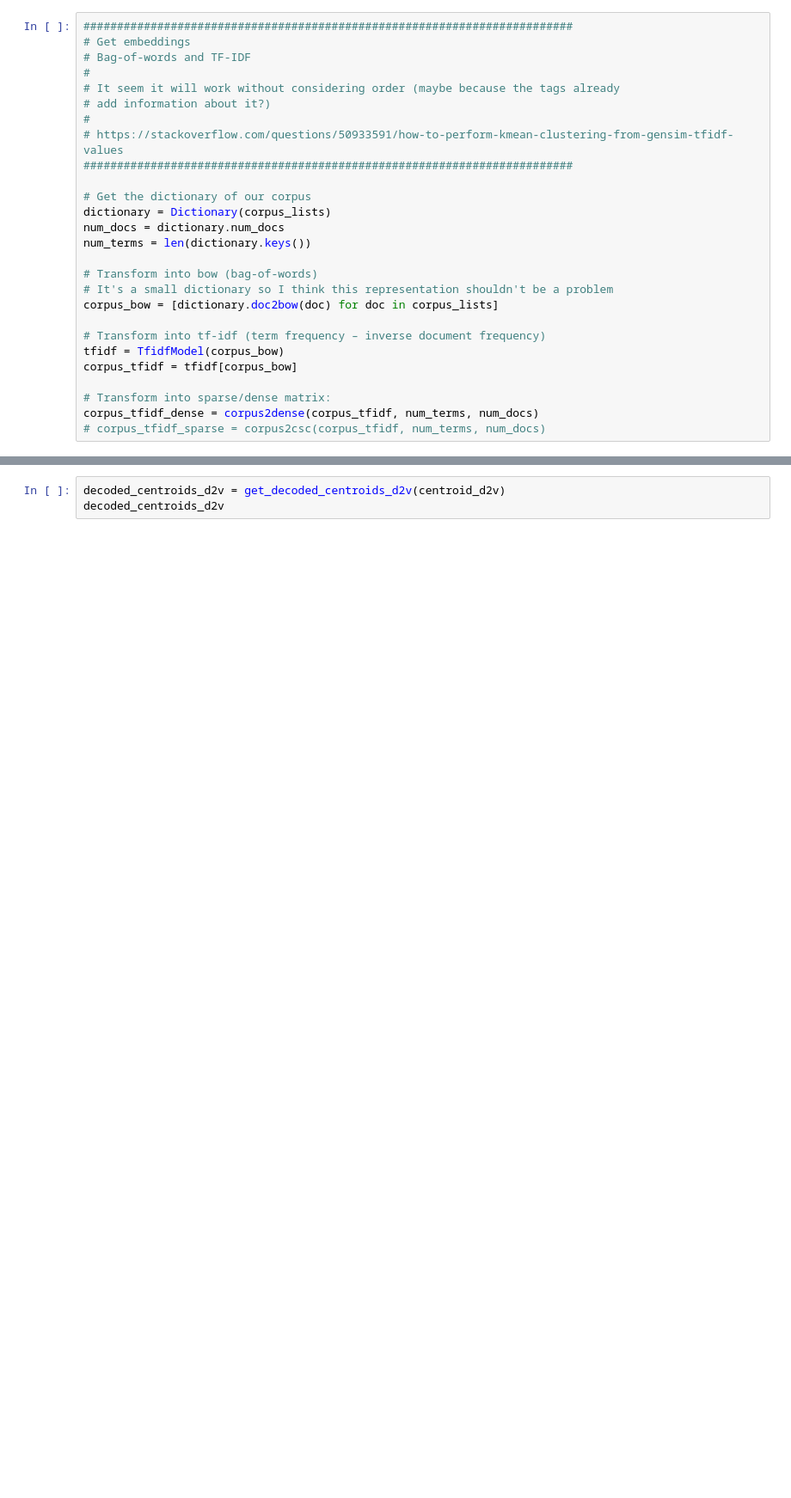
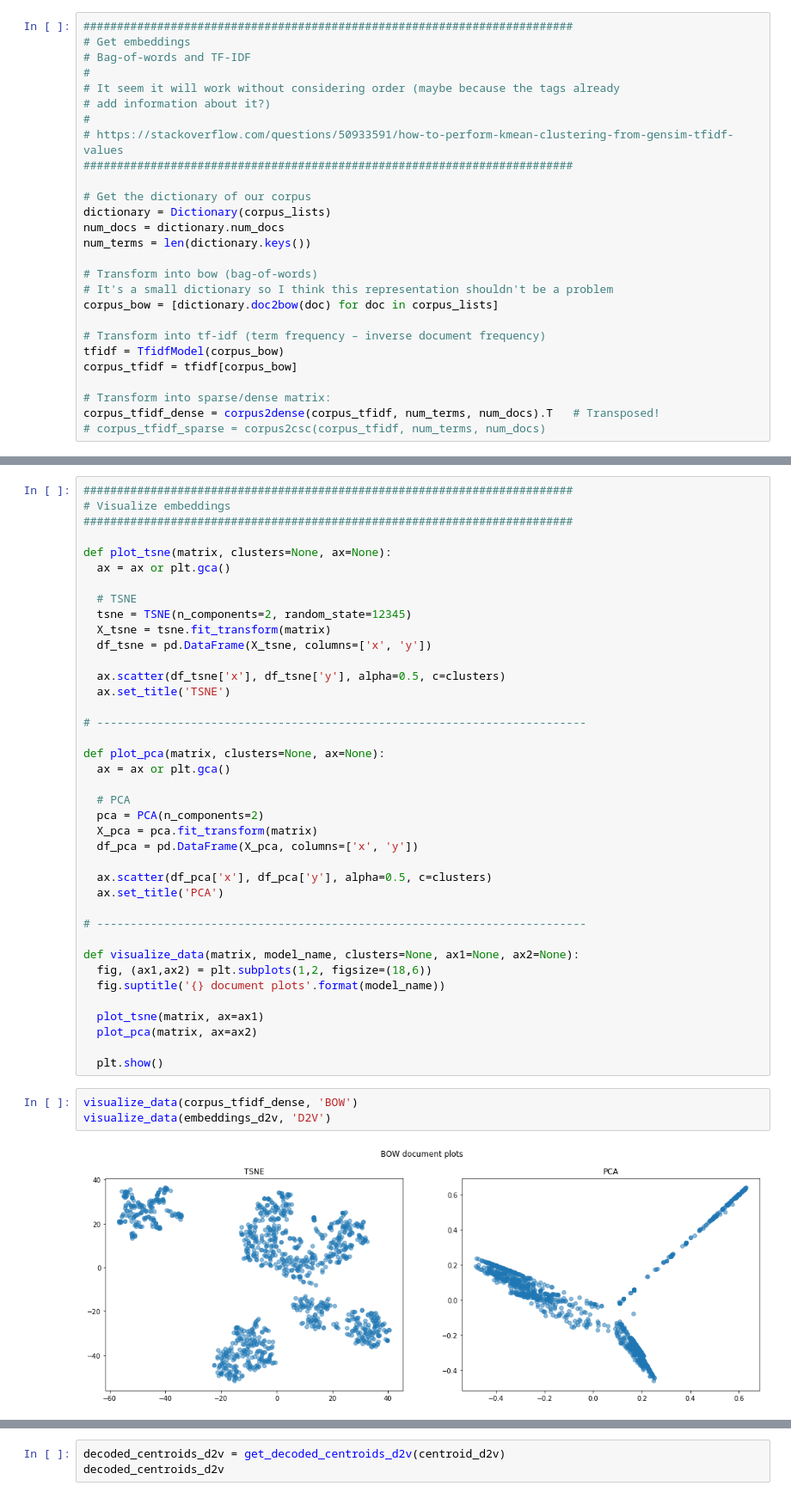
Before and after one commit to UGR-IntelligentSystemsGroup/Driver-Assistance-System, a Jupyter notebook: clustering/IMLAP_Clustering.ipynb, the cells around one changed output, grey strips where cells are left out. Shown at 86% size. Cells and saved outputs as stored; diff of their text form; blank space fills up the shorter version.

Commit message:
Some clustering visualization methods

```diff
--- a/clustering/IMLAP_Clustering.ipynb
+++ b/clustering/IMLAP_Clustering.ipynb
@@ -235,5 +238,5 @@ tfidf = TfidfModel(corpus_bow)
 corpus_tfidf = tfidf[corpus_bow]
 
 # Transform into sparse/dense matrix:
-corpus_tfidf_dense = corpus2dense(corpus_tfidf, num_terms, num_docs)
+corpus_tfidf_dense = corpus2dense(corpus_tfidf, num_terms, num_docs).T   # Transposed!
 # corpus_tfidf_sparse = corpus2csc(corpus_tfidf, num_terms, num_docs)
@@ -295,0 +243,44 @@ plt.show()
+# %%
+#########################################################################
+# Visualize embeddings
+#########################################################################
+
+def plot_tsne(matrix, clusters=None, ax=None):
+  ax = ax or plt.gca()
+
+  # TSNE
+  tsne = TSNE(n_components=2, random_state=12345)
+  X_tsne = tsne.fit_transform(matrix)
+  df_tsne = pd.DataFrame(X_tsne, columns=['x', 'y'])
+
+  ax.scatter(df_tsne['x'], df_tsne['y'], alpha=0.5, c=clusters)
+  ax.set_title('TSNE')
+
+# -------------------------------------------------------------------------
+
+def plot_pca(matrix, clusters=None, ax=None):
+  ax = ax or plt.gca()
+
+  # PCA
+  pca = PCA(n_components=2)
+  X_pca = pca.fit_transform(matrix)
+  df_pca = pd.DataFrame(X_pca, columns=['x', 'y'])
+
+  ax.scatter(df_pca['x'], df_pca['y'], alpha=0.5, c=clusters)
+  ax.set_title('PCA')
+
+# -------------------------------------------------------------------------
+
+def visualize_data(matrix, model_name, clusters=None, ax1=None, ax2=None):
+  fig, (ax1,ax2) = plt.subplots(1,2, figsize=(18,6))
+  fig.suptitle('{} document plots'.format(model_name))
+
+  plot_tsne(matrix, ax=ax1)
+  plot_pca(matrix, ax=ax2)
+
+  plt.show()
+# %%
+visualize_data(corpus_tfidf_dense, 'BOW')
+visualize_data(embeddings_d2v, 'D2V')
+# %% [output]
+[figure, added]
```
Also changed, not shown: parts of 20 cells of this notebook.
